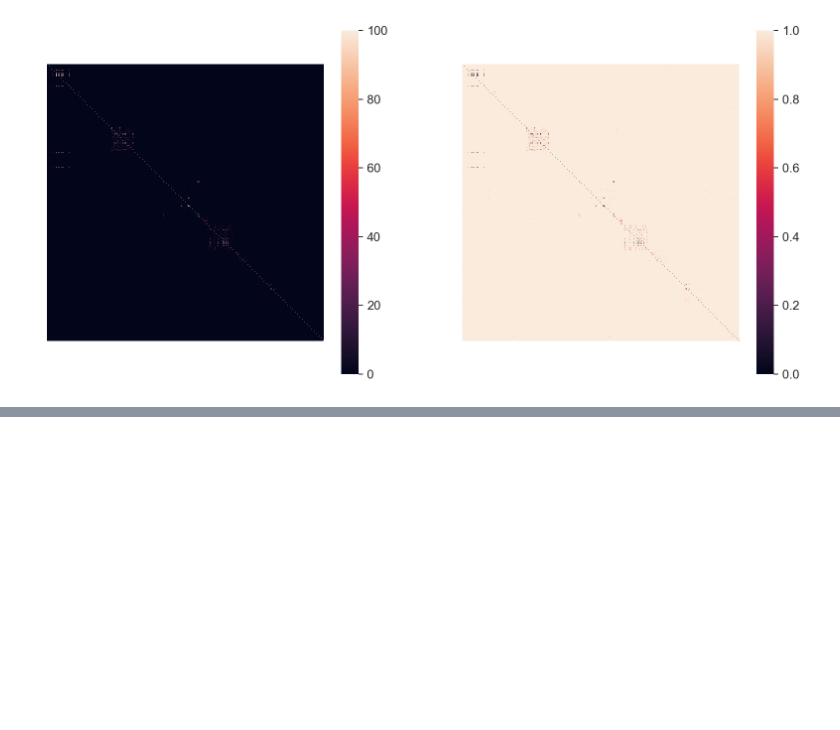
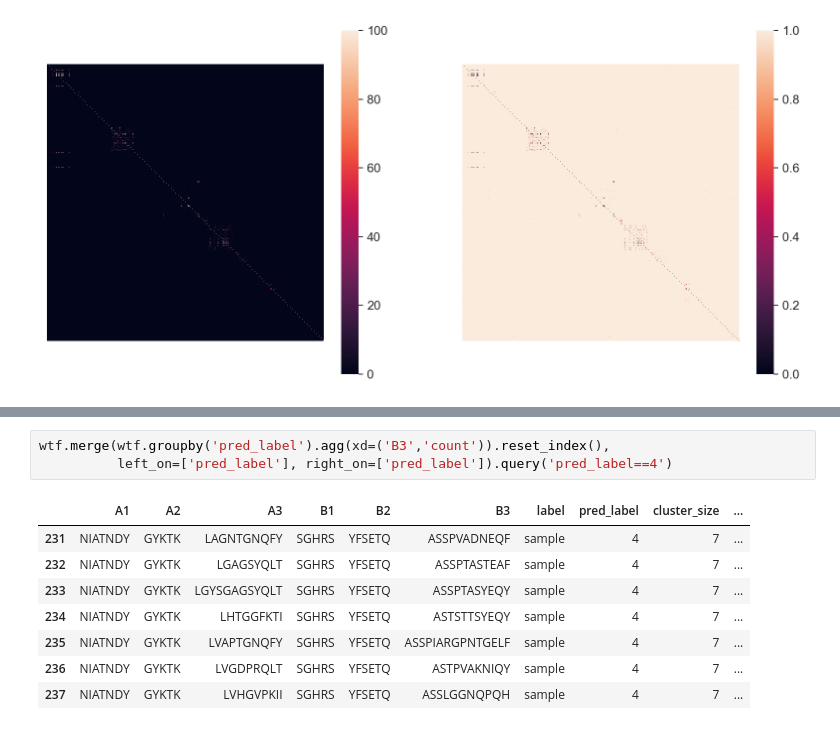
Before and after one commit to richieYT-wan/tclustr, a Jupyter notebook: notebooks/250307_IMMREP25.ipynb, the cells around one changed output, grey strips where cells are left out. Drawn from its saved outputs; the diff is of its cells as text; blank space fills up the shorter version.

```diff
--- a/notebooks/250307_IMMREP25.ipynb
+++ b/notebooks/250307_IMMREP25.ipynb
@@ -198,0 +220,12 @@ rerun_clustering(raw_df, dist_matrix, None, 0.0001)
+# %%
+wtf.merge(wtf.groupby('pred_label').agg(xd=('B3','count')).reset_index(),
+          left_on=['pred_label'], right_on=['pred_label']).query('pred_label==4')
+# %% [output]
+|  | A1 | A2 | A3 | B1 | B2 | B3 | label | pred_label | cluster_size | ... |
+| 231 | NIATNDY | GYKTK | LAGNTGNQFY | SGHRS | YFSETQ | ASSPVADNEQF | sample | 4 | 7 | ... |
+| 232 | NIATNDY | GYKTK | LGAGSYQLT | SGHRS | YFSETQ | ASSPTASTEAF | sample | 4 | 7 | ... |
+| 233 | NIATNDY | GYKTK | LGYSGAGSYQLT | SGHRS | YFSETQ | ASSPTASYEQY | sample | 4 | 7 | ... |
+| 234 | NIATNDY | GYKTK | LHTGGFKTI | SGHRS | YFSETQ | ASTSTTSYEQY | sample | 4 | 7 | ... |
+| 235 | NIATNDY | GYKTK | LVAPTGNQFY | SGHRS | YFSETQ | ASSPIARGPNTGELF | sample | 4 | 7 | ... |
+| 236 | NIATNDY | GYKTK | LVGDPRQLT | SGHRS | YFSETQ | ASTPVAKNIQY | sample | 4 | 7 | ... |
+| 237 | NIATNDY | GYKTK | LVHGVPKII | SGHRS | YFSETQ | ASSLGGNQPQH | sample | 4 | 7 | ... |
```
Also changed, not shown: parts of 6 cells of this notebook, 1 other file.
